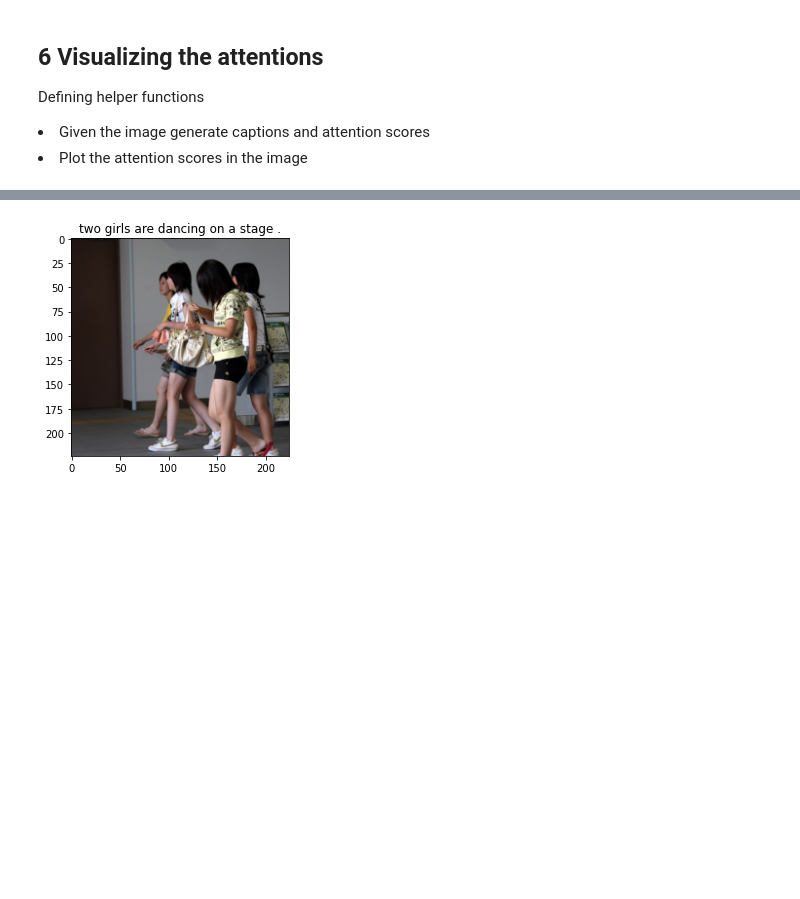
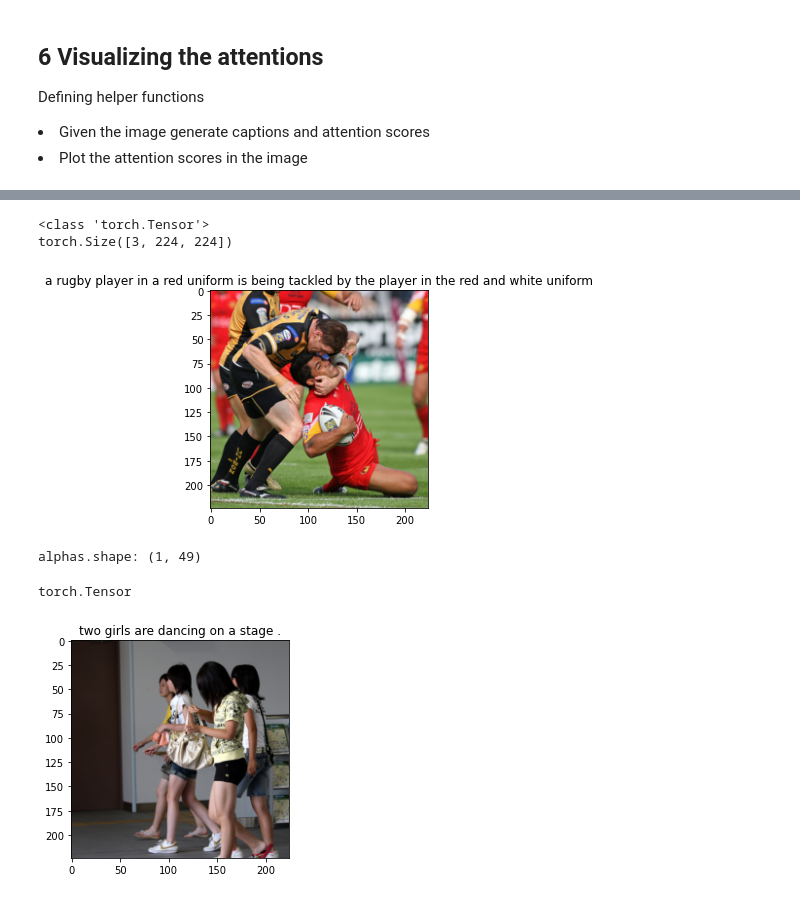
Before and after one commit to TerryLiu18/image-captioning-for-celebrities, a Jupyter notebook: image-captioning-with-attention-pytorch.ipynb, the cells around one changed output, grey strips where cells are left out. Drawn from its saved outputs; the diff is of its cells as text; code cells hidden in the pictures; blank space fills up the shorter version.

```diff
--- a/image-captioning-with-attention-pytorch.ipynb
+++ b/image-captioning-with-attention-pytorch.ipynb
@@ -483,17 +485,30 @@ building: centroid1: [[1.37082153 2.64138137]] | centroid2: (1, 2)
 # %%
 #show any 1
 dataiter = iter(data_loader)
 images, _ = next(dataiter)
+print(type(images))
+
 
 img = images[0].detach().clone()
+
+print(img.shape)
 img1 = images[0].detach().clone()
 caps, alphas = get_caps_from(img.unsqueeze(0))
 
-plot_attention(img1, caps, alphas)
-for i, alpha in enumerate(alphas[:-2]):
-    centroid = calculate_centroid(alpha)
-    centroid2 = maxpool_centroid(alpha)
-    print(f"{caps[i]}: centroid1: {centroid} | centroid2: {centroid2}")
+# plot_attention(img1, caps, alphas)
+# for i, alpha in enumerate(alphas[:-2]):
+#     centroid = calculate_centroid(alpha)
+#     centroid2 = maxpool_centroid(alpha)
+#     print(f"{caps[i]}: centroid1: {centroid} | centroid2: {centroid2}")
+# %% [output]
+<class 'torch.Tensor'>
+torch.Size([3, 224, 224])
+[figure, added]
+alphas.shape: (1, 49)
+# %%
+type(img)
+# %% [output]
+torch.Tensor
 # %%
 #show any 1
 dataiter = iter(data_loader)
```
Also changed, not shown: parts of 4 cells of this notebook, 4 other files.
